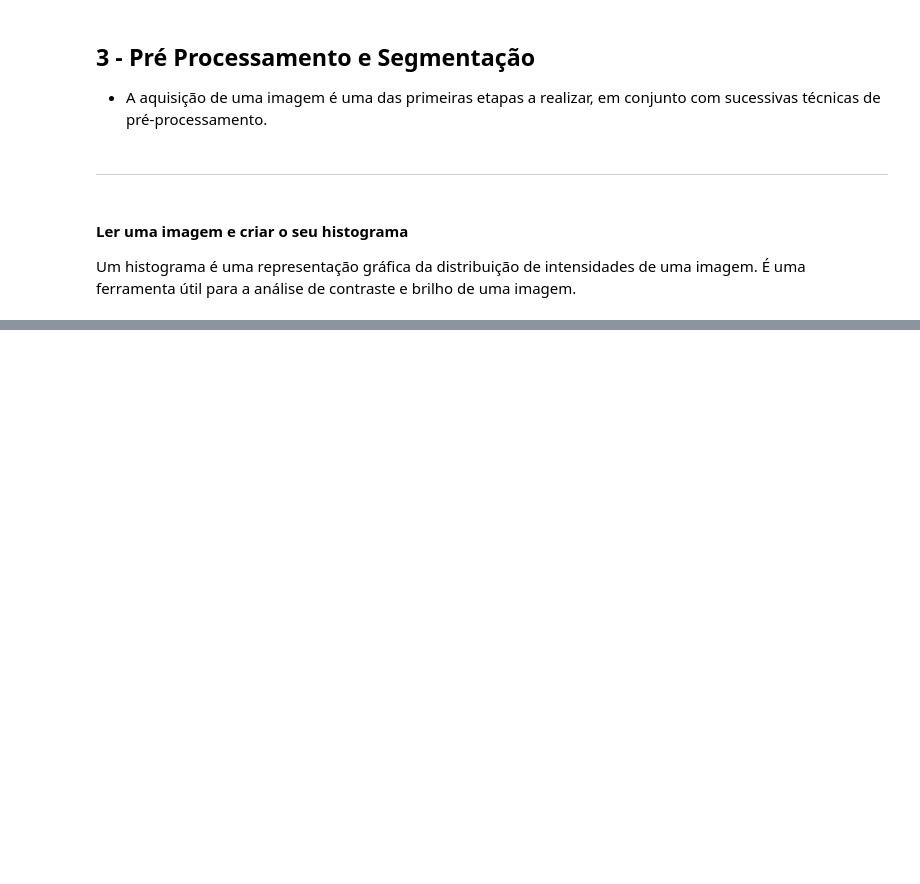
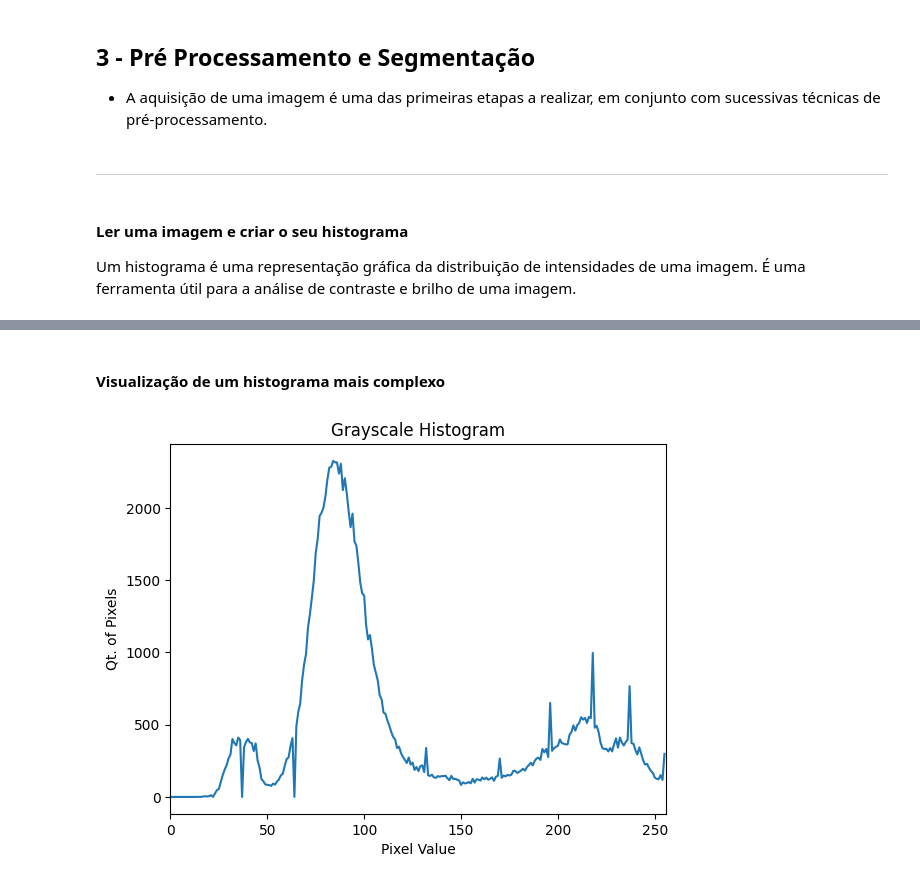
Before and after one commit to TiagoJCP/Visual_Image_Processing, a Jupyter notebook: ComputerVision/3-ComputerVision.ipynb, the cells around one changed output, grey strips where cells are left out. Cells and saved outputs as stored; diff of their text form; code cells hidden in the pictures; blank space fills up the shorter version.

```diff
--- a/ComputerVision/3-ComputerVision.ipynb
+++ b/ComputerVision/3-ComputerVision.ipynb
@@ -20,0 +96,27 @@ Um histograma é uma representação gráfica da distribuição de intensidades
+# %%
+def histogram_gray(img_hist_gray):
+
+    gray_hist = cv2.calcHist([img_hist_gray], [0], None, [256], [0,256])
+
+    plt.figure()
+    plt.title('Grayscale Histogram')
+    plt.xlabel('Pixel Value')
+    plt.ylabel('Qt. of Pixels')
+    plt.plot(gray_hist)
+    plt.xlim([0,256])
+    plt.show()
+# %% [markdown]
+#### Visualização de um histograma mais complexo
+# %%
+import cv2
+import matplotlib.pyplot as plt
+
+image = cv2.imread(r"Images\matches.png")
+gray_image = cv2.cvtColor(image, cv2.COLOR_BGR2GRAY)
+
+histogram_gray(gray_image)
+cv2.imshow('Image of a phosphorus', gray_image)
+cv2.waitKey(0)
+cv2.destroyAllWindows()
+# %% [output]
+[figure, added]
```
Also changed, not shown: parts of 6 cells of this notebook, 2 other files.
